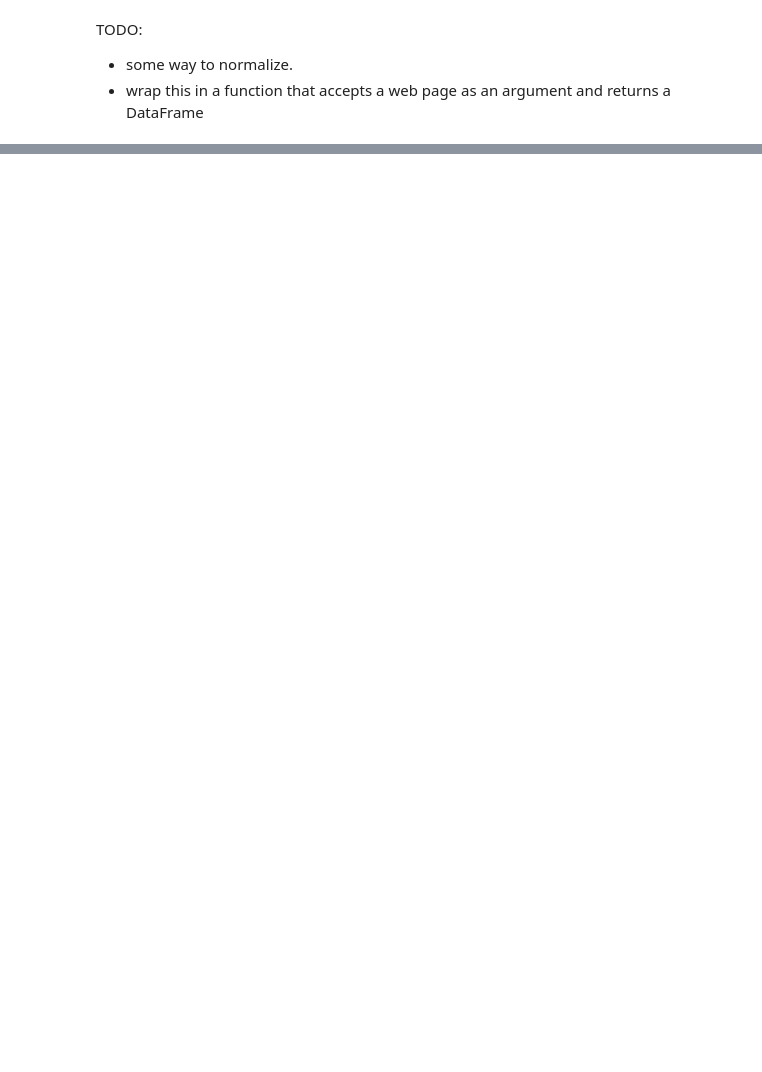
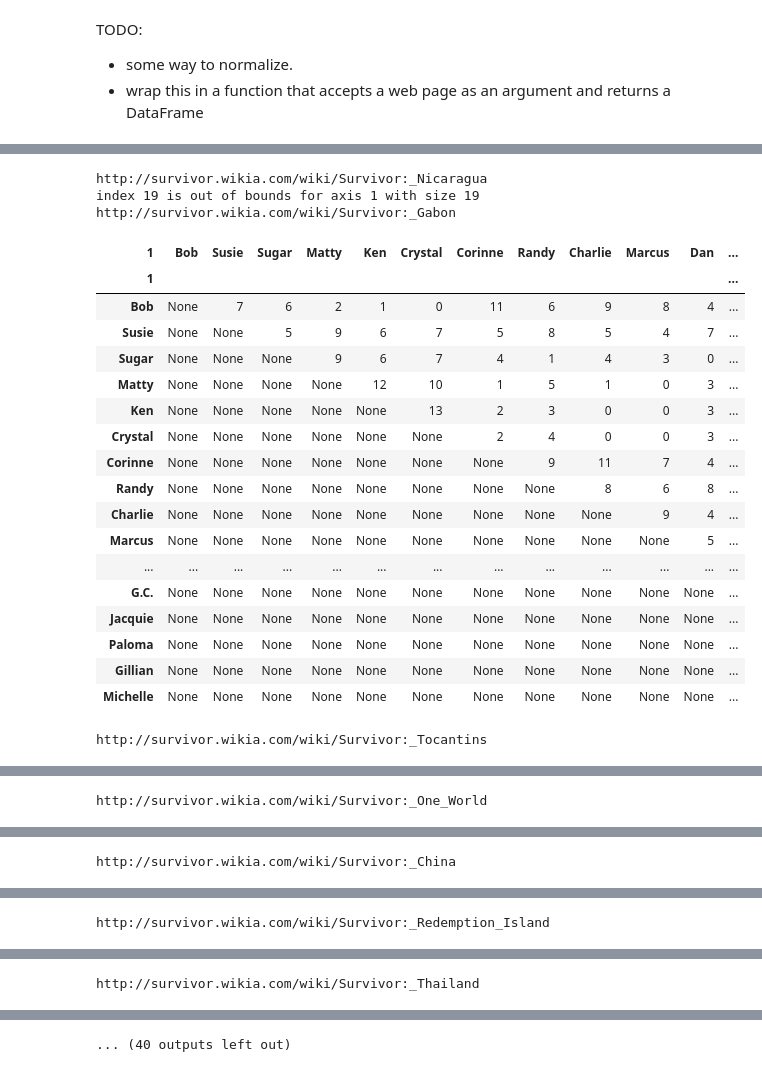
Before and after one commit to bchugit/Survivor-Project, a Jupyter notebook: wiki_scrape.ipynb, the cells around one changed output, grey strips where cells are left out. Saved outputs shown, nothing was run; the diff lists cells and outputs as text; code cells hidden in the pictures; blank space fills up the shorter version.

```diff
--- a/wiki_scrape.ipynb
+++ b/wiki_scrape.ipynb
@@ -131,3 +114,14 @@ TODO:
 
 * some way to normalize.
 * wrap this in a function that accepts a web page as an argument and returns a DataFrame
+# %%
+url = "http://survivor.wikia.com/wiki/Main_Page"
+html= urllib2.urlopen(url)
+soup = BeautifulSoup(html, 'html.parser')
+# %%
+prefix = "http://survivor.wikia.com"
+seasons = set([i['href'] for i in soup.findAll(
+            'a', {'href': re.compile("^/wiki/Survivor:")}
+        )])
+seasons = [prefix + i for i in list(seasons)]
+seasons
@@ -133,0 +146,32 @@ TODO:
+# %%
+for url in seasons:
+    try:
+        print url
+        dis.display(get_voting_results(url))
+    except AttributeError, e:
+        print e
+    except IndexError, e:
+        print e
+# %% [output]
+http://survivor.wikia.com/wiki/Survivor:_Nicaragua
+index 19 is out of bounds for axis 1 with size 19
+http://survivor.wikia.com/wiki/Survivor:_Gabon
+| 1 | Bob | Susie | Sugar | Matty | Ken | Crystal | Corinne | Randy | Charlie | Marcus | Dan | ... |
+| 1 |  |  |  |  |  |  |  |  |  |  |  | ... |
+| Bob | None | 7 | 6 | 2 | 1 | 0 | 11 | 6 | 9 | 8 | 4 | ... |
+| Susie | None | None | 5 | 9 | 6 | 7 | 5 | 8 | 5 | 4 | 7 | ... |
+| Sugar | None | None | None | 9 | 6 | 7 | 4 | 1 | 4 | 3 | 0 | ... |
+| Matty | None | None | None | None | 12 | 10 | 1 | 5 | 1 | 0 | 3 | ... |
+| Ken | None | None | None | None | None | 13 | 2 | 3 | 0 | 0 | 3 | ... |
+| Crystal | None | None | None | None | None | None | 2 | 4 | 0 | 0 | 3 | ... |
+| Corinne | None | None | None | None | None | None | None | 9 | 11 | 7 | 4 | ... |
+| Randy | None | None | None | None | None | None | None | None | 8 | 6 | 8 | ... |
+| Charlie | None | None | None | None | None | None | None | None | None | 9 | 4 | ... |
+| Marcus | None | None | None | None | None | None | None | None | None | None | 5 | ... |
+| ... | ... | ... | ... | ... | ... | ... | ... | ... | ... | ... | ... | ... |
+| G.C. | None | None | None | None | None | None | None | None | None | None | None | ... |
+| Jacquie | None | None | None | None | None | None | None | None | None | None | None | ... |
+| Paloma | None | None | None | None | None | None | None | None | None | None | None | ... |
+| Gillian | None | None | None | None | None | None | None | None | None | None | None | ... |
+| Michelle | None | None | None | None | None | None | None | None | None | None | None | ... |
+http://survivor.wikia.com/wiki/Survivor:_Tocantins
@@ -133,0 +196 @@ TODO:
+http://survivor.wikia.com/wiki/Survivor:_One_World
@@ -133,0 +215 @@ TODO:
+http://survivor.wikia.com/wiki/Survivor:_China
@@ -133,0 +234 @@ TODO:
+http://survivor.wikia.com/wiki/Survivor:_Redemption_Island
@@ -133,0 +253 @@ TODO:
+http://survivor.wikia.com/wiki/Survivor:_Thailand
@@ -133,0 +272 @@ TODO:
+... (40 outputs left out)
```
Also changed, not shown: parts of 11 cells of this notebook.
